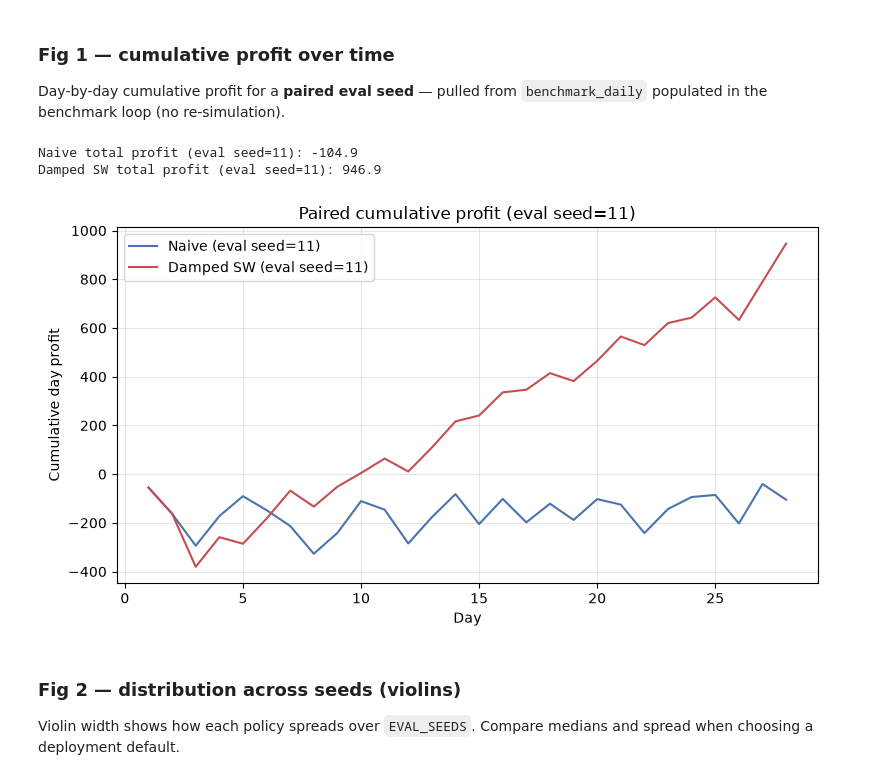
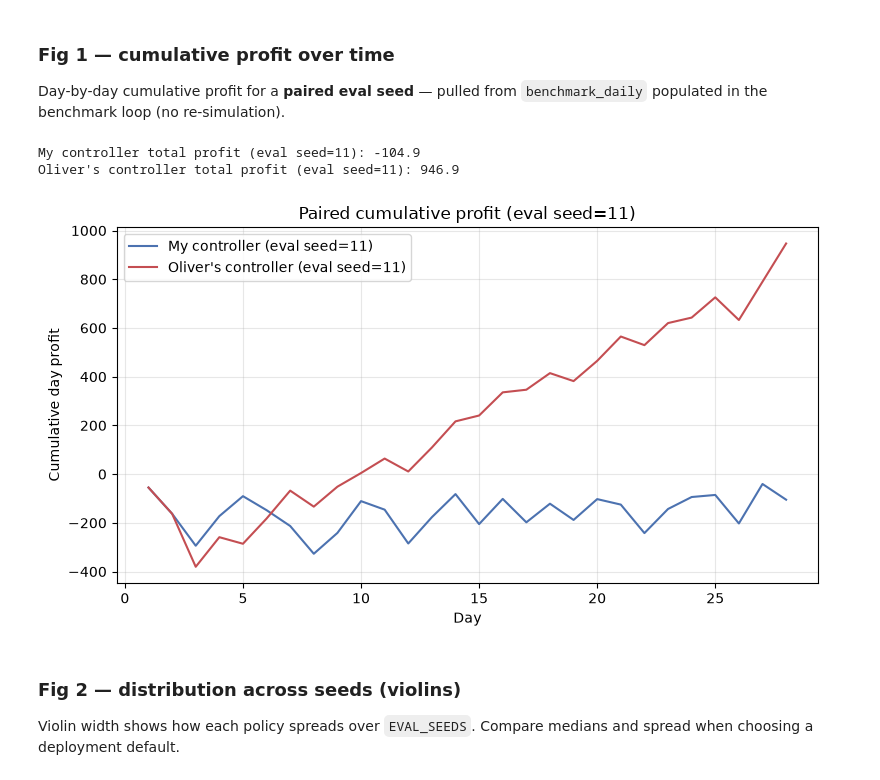
Before and after one commit to OliverEvans96/blueberries-voi, a Jupyter notebook: notebooks/19_build_your_own_controller.ipynb, the cells around one changed output. Saved outputs shown, nothing was run; the diff lists cells and outputs as text; code cells hidden in the pictures.

```diff
--- a/notebooks/19_build_your_own_controller.ipynb
+++ b/notebooks/19_build_your_own_controller.ipynb
@@ -176,8 +176,8 @@ DELIVERY_WEEKDAYS = (0, 2, 4)
 
 # --- Shipments ---
 
-# SHIPMENTS: inbound ASN trace (parquet-free smoke fixture)
-SHIPMENTS = smoke_cool_shipments()
+# SHIPMENTS: fitted MOD-21 demo traces (production default; parquet-free)
+SHIPMENTS = default_shipments()
 
 # --- Filter / belief wire ---
 
@@ -378,44 +387,44 @@ Day-by-day cumulative profit for a **paired eval seed** — pulled from
 # %%
 def cumulative(series: list[float]) -> list[float]:
     out: list[float] = []
     total = 0.0
     for x in series:
         total += x
         out.append(total)
     return out
 
 
 eval_seed = EVAL_SEEDS[0]
-naive_daily = benchmark_daily[("Naive", eval_seed)]
-sw_daily = benchmark_daily[("Damped SW", eval_seed)]
+my_daily = benchmark_daily[(MY_CONTROLLER, eval_seed)]
+oliver_daily = benchmark_daily[(OLIVERS_CONTROLLER, eval_seed)]
 
-print(f"Naive total profit (eval seed={eval_seed}): {sum(naive_daily):.1f}")
-print(f"Damped SW total profit (eval seed={eval_seed}): {sum(sw_daily):.1f}")
+print(f"My controller total profit (eval seed={eval_seed}): {sum(my_daily):.1f}")
+print(f"Oliver's controller total profit (eval seed={eval_seed}): {sum(oliver_daily):.1f}")
 
 fig, ax = plt.subplots()
-days = list(range(1, len(naive_daily) + 1))
+days = list(range(1, len(my_daily) + 1))
 ax.plot(
     days,
-    cumulative(naive_daily),
-    label=f"Naive (eval seed={eval_seed})",
-    color=POLICY_COLORS["Naive"],
+    cumulative(my_daily),
+    label=f"My controller (eval seed={eval_seed})",
+    color=POLICY_COLORS[MY_CONTROLLER],
 )
 ax.plot(
     days,
-    cumulative(sw_daily),
-    label=f"Damped SW (eval seed={eval_seed})",
-    color=POLICY_COLORS["Damped SW"],
+    cumulative(oliver_daily),
+    label=f"Oliver's controller (eval seed={eval_seed})",
+    color=POLICY_COLORS[OLIVERS_CONTROLLER],
 )
 ax.set_xlabel("Day")
 ax.set_ylabel("Cumulative day profit")
 ax.set_title(f"Paired cumulative profit (eval seed={eval_seed})")
 ax.legend()
 fig.tight_layout()
 plt.show()
 # %% [output]
-Naive total profit (eval seed=11): -104.9
-Damped SW total profit (eval seed=11): 946.9
+My controller total profit (eval seed=11): -104.9
+Oliver's controller total profit (eval seed=11): 946.9
-[figure, old version]
+[figure, new version]
 # %% [markdown]
 ### Fig 2 — distribution across seeds (violins)
 
```
Also changed, not shown: parts of 8 cells of this notebook.
